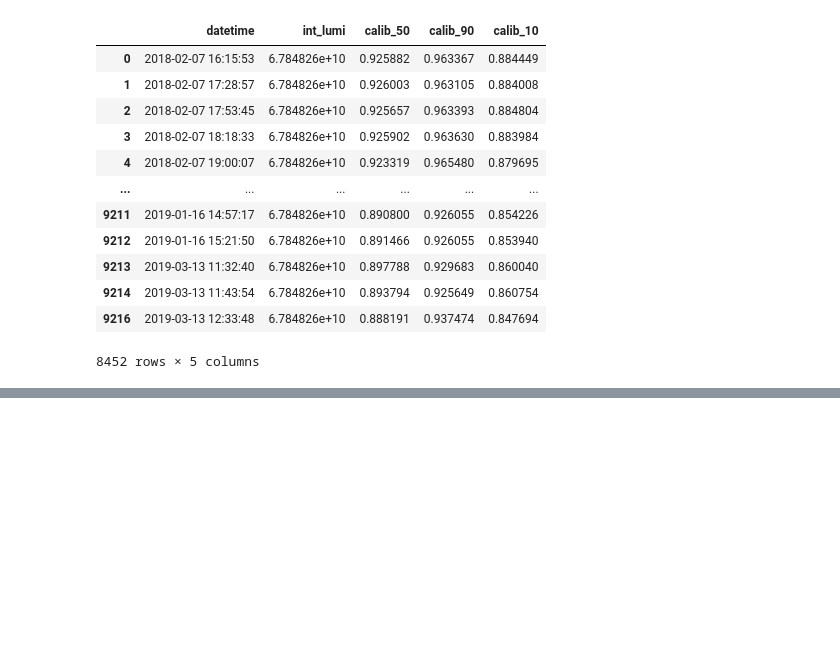
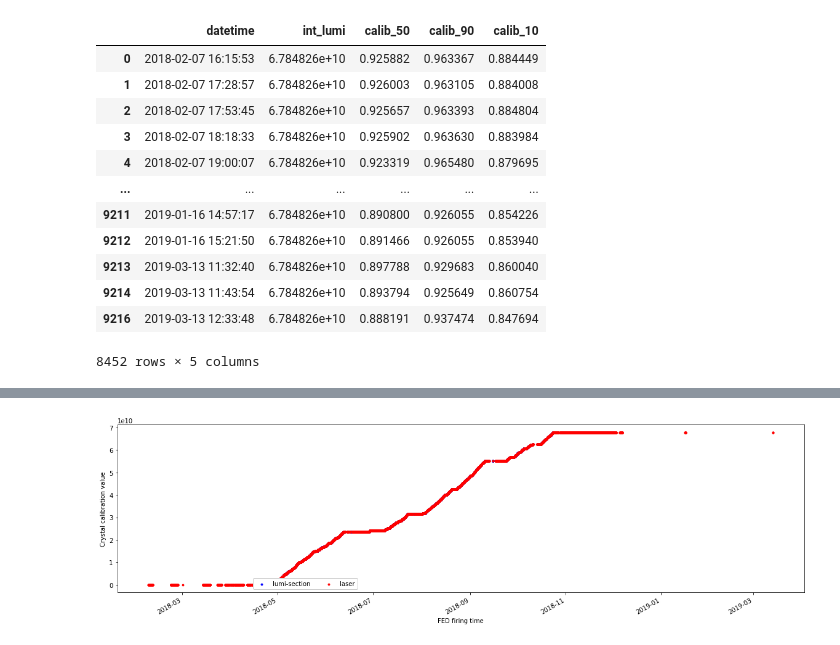
Before and after one commit to UMN-CMS/ECAL_FAIR, a Jupyter notebook: notebooks/ring_study.ipynb, the cells around one changed output, grey strips where cells are left out. Drawn from its saved outputs; the diff is of its cells as text; code cells hidden in the pictures; blank space fills up the shorter version.

```diff
--- a/notebooks/ring_study.ipynb
+++ b/notebooks/ring_study.ipynb
@@ -152,4 +152,4 @@ comb_df.sort_values(by=['datetime'])
 comb_df.to_csv('2018_ring66_comb.csv')
 # %%
 check = pd.read_csv('../scripts/matching_check_2018_54000.csv')
-check = check.dropna()
+check
@@ -156,22 +170,28 @@ check = check.dropna()
+# %%
+check = check.dropna(subset=['laser_datetime'])
+check.ls_time = pd.to_datetime(check.ls_time)
+check.laser_datetime = pd.to_datetime(check.laser_datetime)
 # %%
 #now lets make a plot of the data
 fig, ax1 = plt.subplots(figsize=(20,5))
 
 ax1.set_ylabel('Crystal calibration value')
 ax1.set_xlabel('FED firing time')
 #ax1.set_ylim([0.87,0.94])
 plt.setp(ax1.get_xticklabels(), rotation=30, horizontalalignment='right')
 
 #calibration data
 
 
 
 ax1.scatter(check.ls_time, check.int_deliv_inv_ub,
-         label='lumi-section', color='red', s=8, linestyle='solid')
+         label='lumi-section', color='blue', s=8, linestyle='solid')
 ax1.scatter(check.laser_datetime, check.int_deliv_inv_ub,
          label='laser', color='red', s=8, linestyle='solid')
 
 #combined legend
 fig.legend(ncol=5, loc = (0.22,0.18),framealpha=1)
 
 fig.show()
+# %% [output]
+[figure, added]
```
Also changed, not shown: parts of 1 cell of this notebook.
